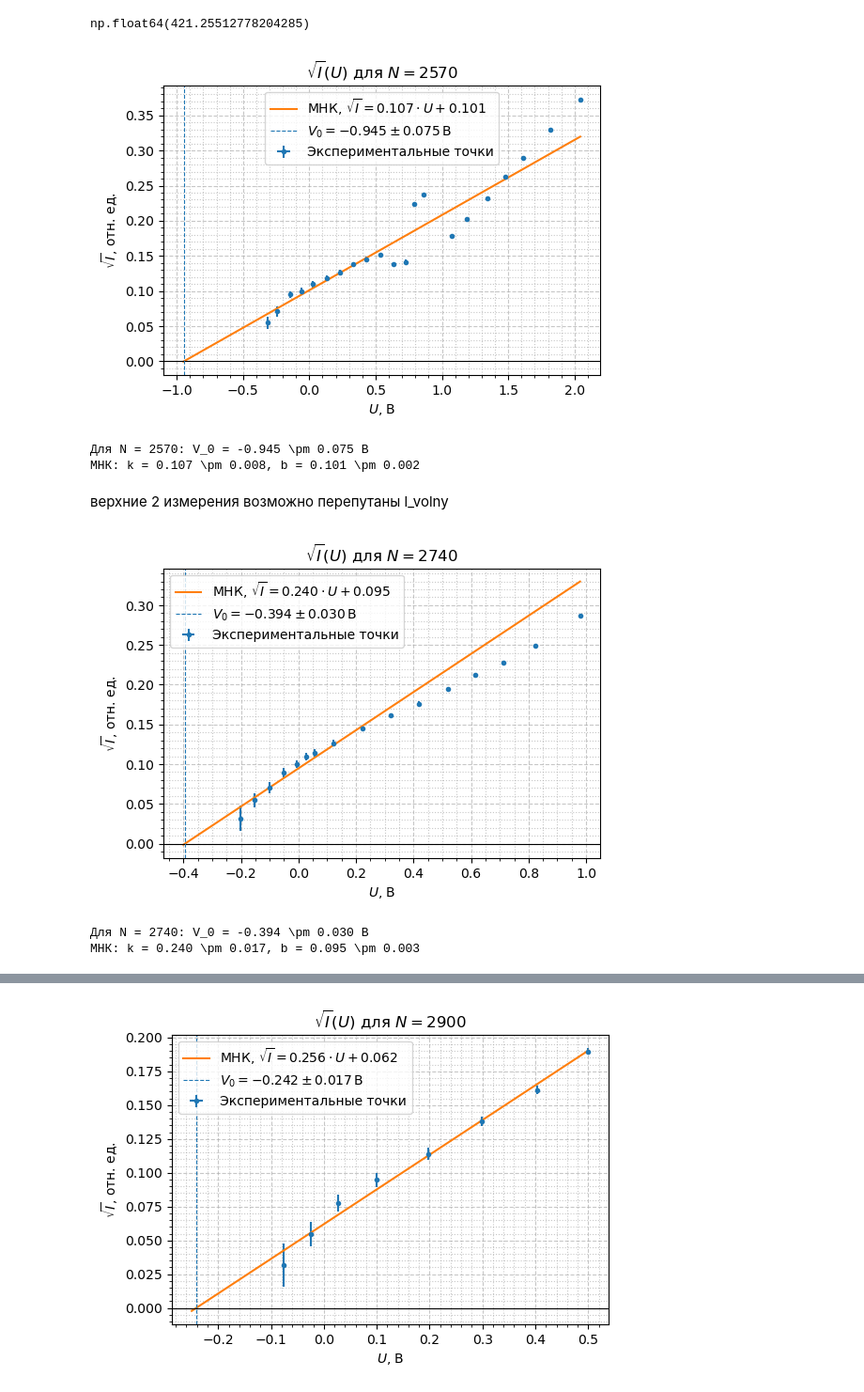
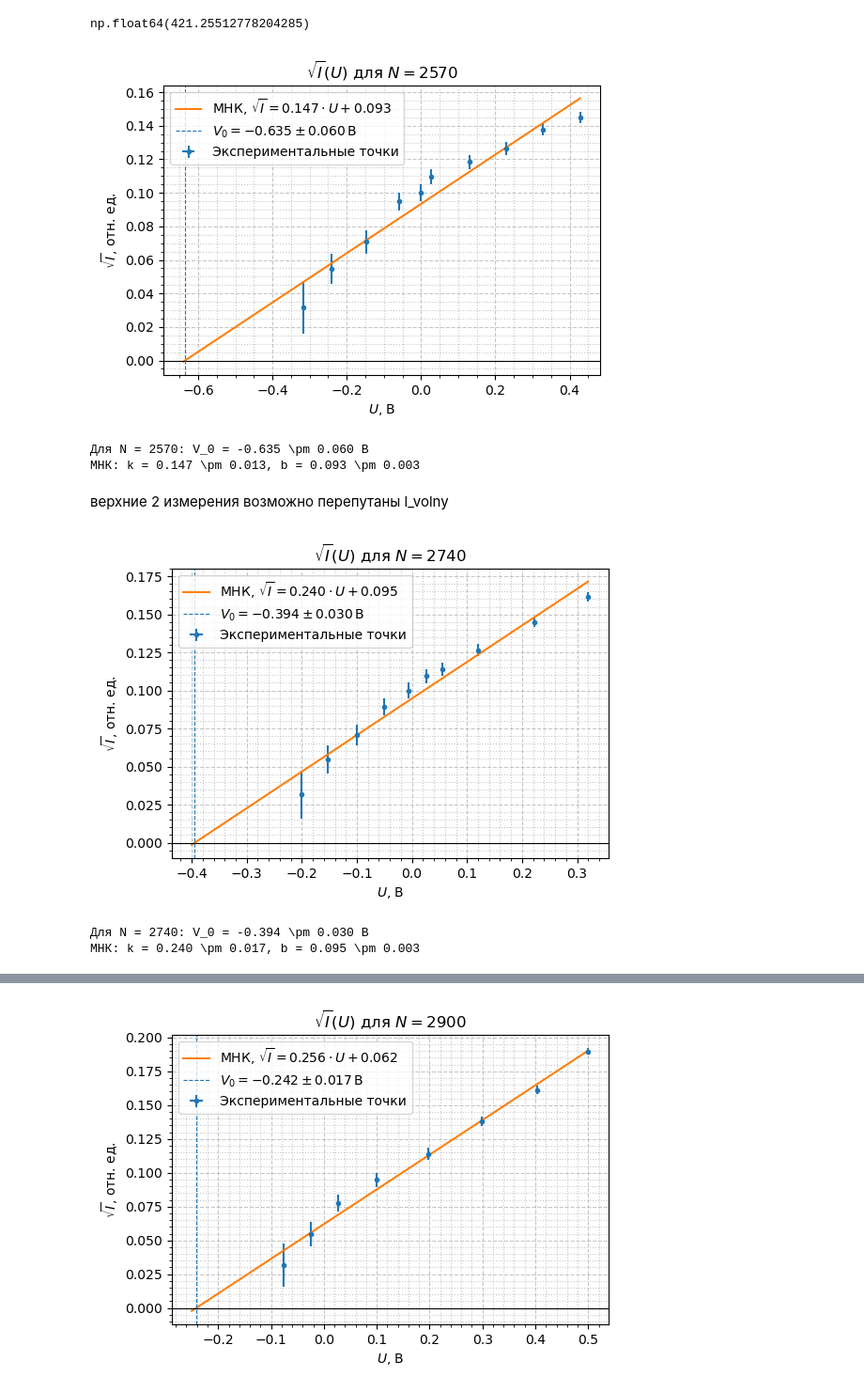
Before and after one commit to UjeNeTORT/labs, a Jupyter notebook: sem_5/5.1.1/laba.ipynb, the cells around one changed output, grey strips where cells are left out. Shown at 94% size. Saved outputs shown, nothing was run; the diff lists cells and outputs as text; code cells hidden in the pictures.

```diff
--- a/sem_5/5.1.1/laba.ipynb
+++ b/sem_5/5.1.1/laba.ipynb
@@ -170,0 +174,8 @@ I = [i - I_0 for i in I]
+# %%
+l_volny = 2570 # deg
+I_0 = 0.046
+
+I = [0.185, 0.155, 0.130, 0.115, 0.100, 0.087, 0.078, 0.066, 0.065, 0.069, 0.067, 0.065, 0.062, 0.060, 0.058,  0.056,  0.055,  0.051,  0.049,  0.047]
+U = [2.043, 1.814, 1.613, 1.477, 1.342, 1.189, 1.075, 0.730, 0.638, 0.538, 0.428, 0.327, 0.229, 0.130, 0.027, -0.001, -0.059, -0.147, -0.242, -0.317]
+
+I = [i - I_0 for i in I]
@@ -194,37 +207,40 @@ U_fit = U_pos[-num_fit:]
 sqrtI_fit = sqrtI[-num_fit:]
 
 k, b, sigma_k, sigma_b = LeastSquares(U_fit, sqrtI_fit)
 
 V0 = -b / k
 dV0 = np.sqrt((b / k**2)**2 * sigma_k**2 + (1 / k)**2 * sigma_b**2)
 
-U_line = np.linspace(-0.95, U_pos.max(), 300)
+U_line = np.linspace(-0.64, U_pos[-num_fit], 300)
 sqrtI_line = k * U_line + b
 
+U_pos = U_pos[-num_fit:]
+sqrtI = sqrtI[-num_fit:]
+sqrtI_err = sqrtI_err[-num_fit:]
 plt.figure(figsize=(6, 4))
 plt.errorbar(U_pos, sqrtI, xerr=U_err, yerr=sqrtI_err, fmt='.', label=r'Экспериментальные точки')
 plt.plot(U_line, sqrtI_line, label=rf'МНК, $\sqrt{{I}} = {k:.3f} \cdot U + {b:.3f}$')
 plt.axhline(0, linewidth=0.8, color='k')
 plt.axvline(V0, linestyle='--', linewidth=0.8, label=rf'$V_0 = {V0:.3f} \pm {dV0:.3f}\,\mathrm{{В}}$')
 
 plt.xlabel(r'$U$, В')
 plt.ylabel(r'$\sqrt{I}$, отн. ед.')
 plt.title(rf'$\sqrt{{I}}(U)$ для $N = {l_volny}$')
 plt.minorticks_on()
 plt.grid(True, linestyle='--', alpha=0.7, which='major')
 plt.grid(True, linestyle=':', alpha=0.7, which='minor')
 plt.legend()
 plt.show()
 
 print(rf'Для N = {l_volny}: V_0 = {V0:.3f} \pm {dV0:.3f} В')
 print(rf'МНК: k = {k:.3f} \pm {sigma_k:.3f}, b = {b:.3f} \pm {sigma_b:.3f}')
 
 V_2570 = V0
 sigma_V_2570 = dV0
 # %% [output]
-[figure, old version]
+[figure, new version]
-Для N = 2570: V_0 = -0.945 \pm 0.075 В
-МНК: k = 0.107 \pm 0.008, b = 0.101 \pm 0.002
+Для N = 2570: V_0 = -0.635 \pm 0.060 В
+МНК: k = 0.147 \pm 0.013, b = 0.093 \pm 0.003
 # %% [markdown]
 верхние 2 измерения возможно перепутаны l_volny
 # %%
@@ -264,9 +280,12 @@ k, b, sigma_k, sigma_b = LeastSquares(U_fit, sqrtI_fit)
 V0 = -b / k
 dV0 = np.sqrt((b / k**2)**2 * sigma_k**2 + (1 / k)**2 * sigma_b**2)
 
-U_line = np.linspace(-0.4, U_pos.max(), 300)
+U_line = np.linspace(-0.4, U_pos[-num_fit], 300)
 sqrtI_line = k * U_line + b
 
+U_pos = U_pos[-num_fit:]
+sqrtI = sqrtI[-num_fit:]
+sqrtI_err = sqrtI_err[-num_fit:]
 plt.figure(figsize=(6, 4))
 plt.errorbar(U_pos, sqrtI, xerr=U_err, yerr=sqrtI_err, fmt='.', label=r'Экспериментальные точки')
 plt.plot(U_line, sqrtI_line, label=rf'МНК, $\sqrt{{I}} = {k:.3f} \cdot U + {b:.3f}$')
@@ -288,7 +307,7 @@ print(rf'МНК: k = {k:.3f} \pm {sigma_k:.3f}, b = {b:.3f} \pm {sigma_b:.3f}')
 V_2740 = V0
 sigma_V_2740 = dV0
 # %% [output]
-[figure, old version]
+[figure, new version]
 Для N = 2740: V_0 = -0.394 \pm 0.030 В
 МНК: k = 0.240 \pm 0.017, b = 0.095 \pm 0.003
 # %%
```
Also changed, not shown: parts of 12 cells of this notebook.
